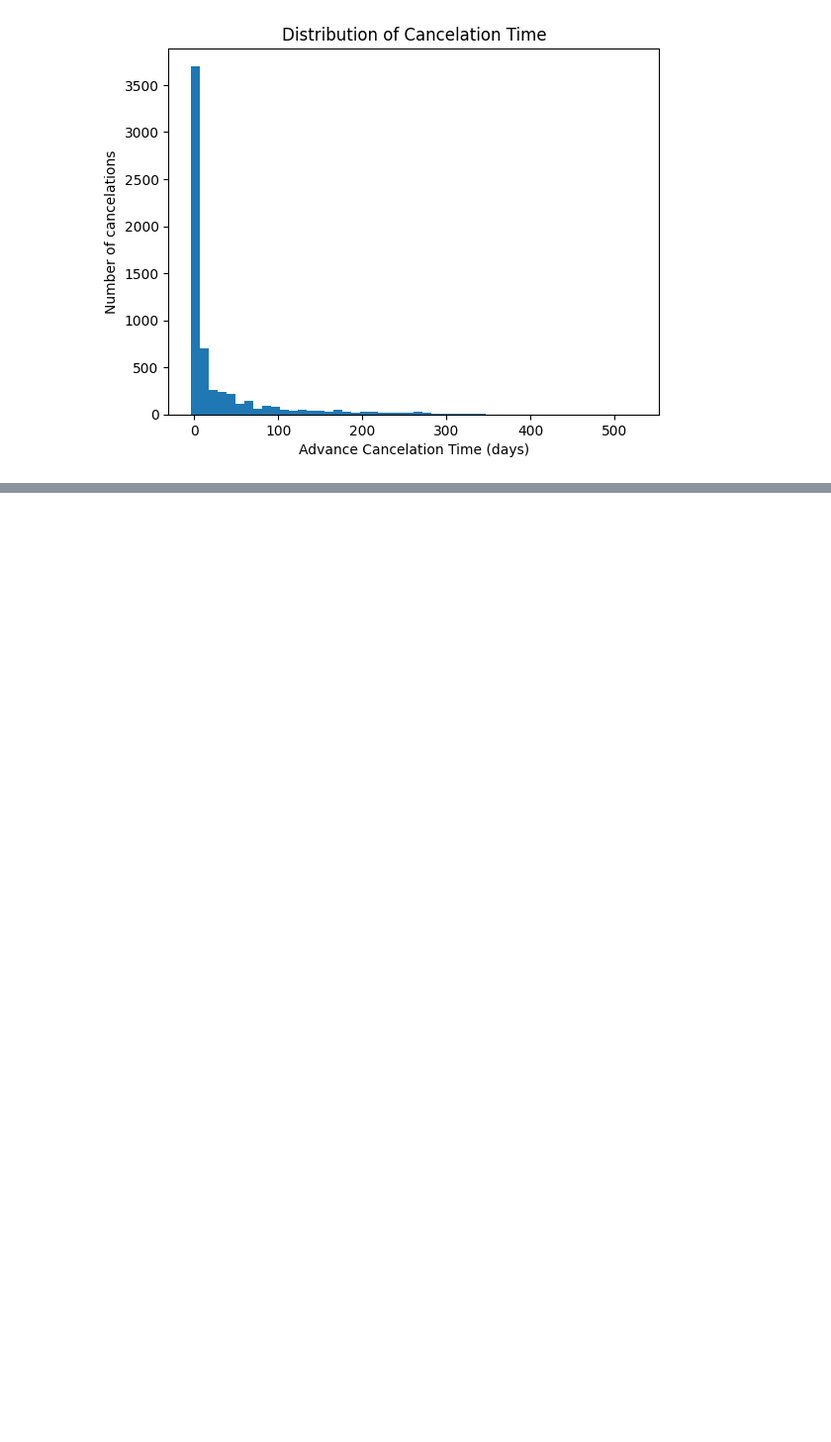
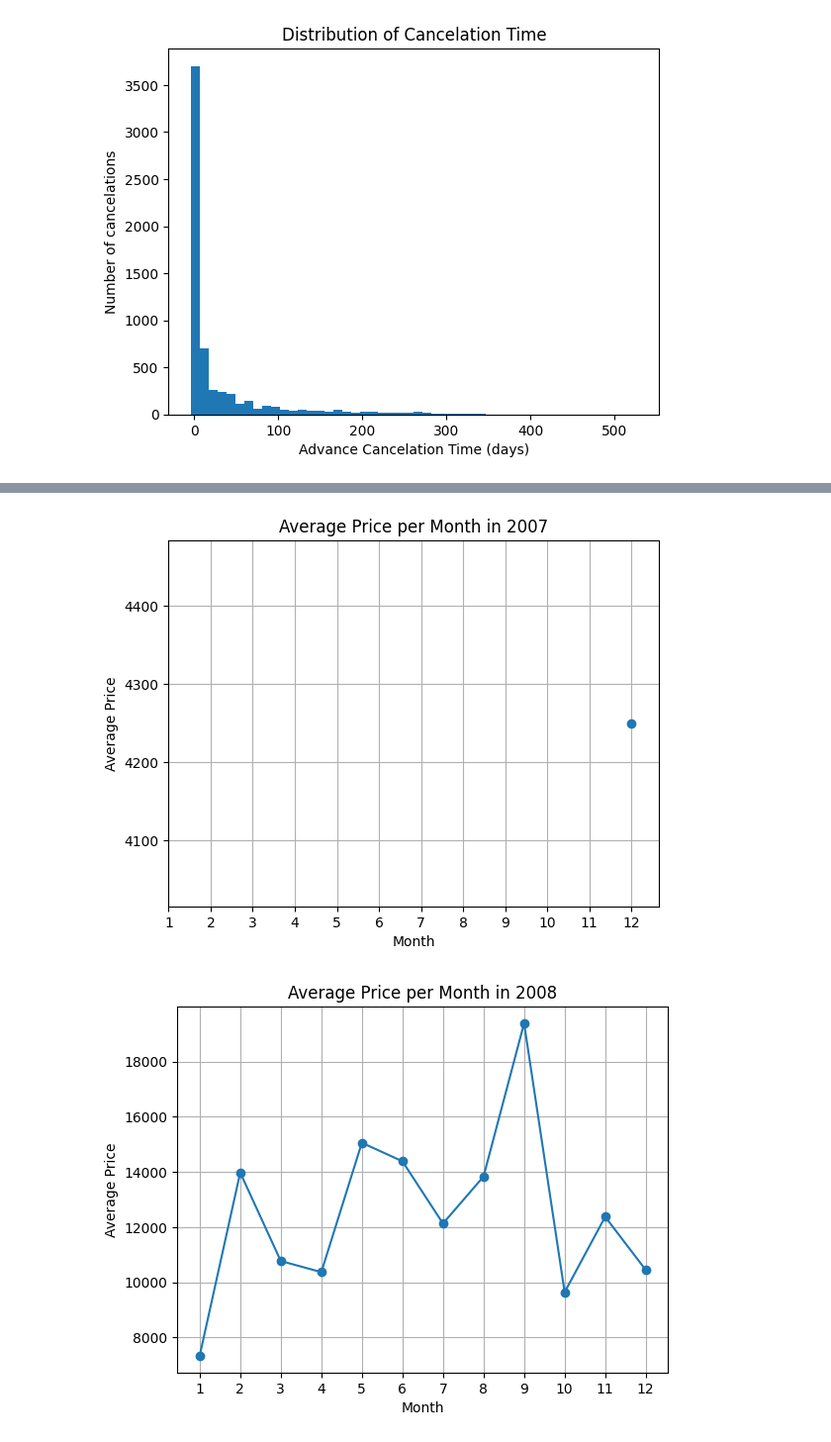
Before and after one commit to usernamenenad/Lumen, a Jupyter notebook: rijeka_exp.ipynb, the cells around one changed output, grey strips where cells are left out. Shown at 99% size. Drawn from its saved outputs; the diff is of its cells as text; code cells hidden in the pictures; blank space fills up the shorter version.

```diff
--- a/rijeka_exp.ipynb
+++ b/rijeka_exp.ipynb
@@ -221,0 +280,20 @@ plt.show()
+# %%
+df['year'] = df['date_from'].dt.year
+
+# Group by year and month and calculate the average price
+avg_price_per_year_month = df.groupby(['year', df['date_from'].dt.month])['price'].mean().unstack()
+
+# Plot each year's data separately
+for year in avg_price_per_year_month.index:
+    plt.figure()  # Create a new figure for each year
+    plt.plot(avg_price_per_year_month.loc[year], marker='o')
+    plt.xlabel('Month')
+    plt.ylabel('Average Price')
+    plt.title(f'Average Price per Month in {year}')
+    plt.xticks(range(1, 13))  # Set x-axis ticks to represent months
+    plt.grid(True)
+
+plt.show()
+# %% [output]
+[figure, added]
+[figure, added]
```
Also changed, not shown: parts of 6 cells of this notebook.
